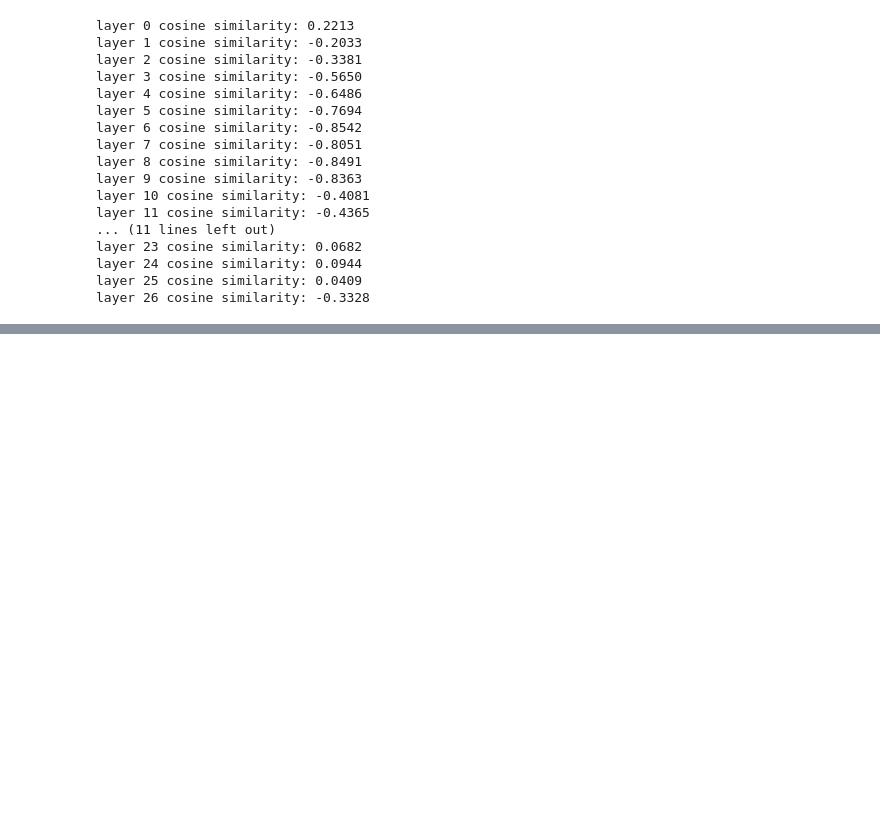
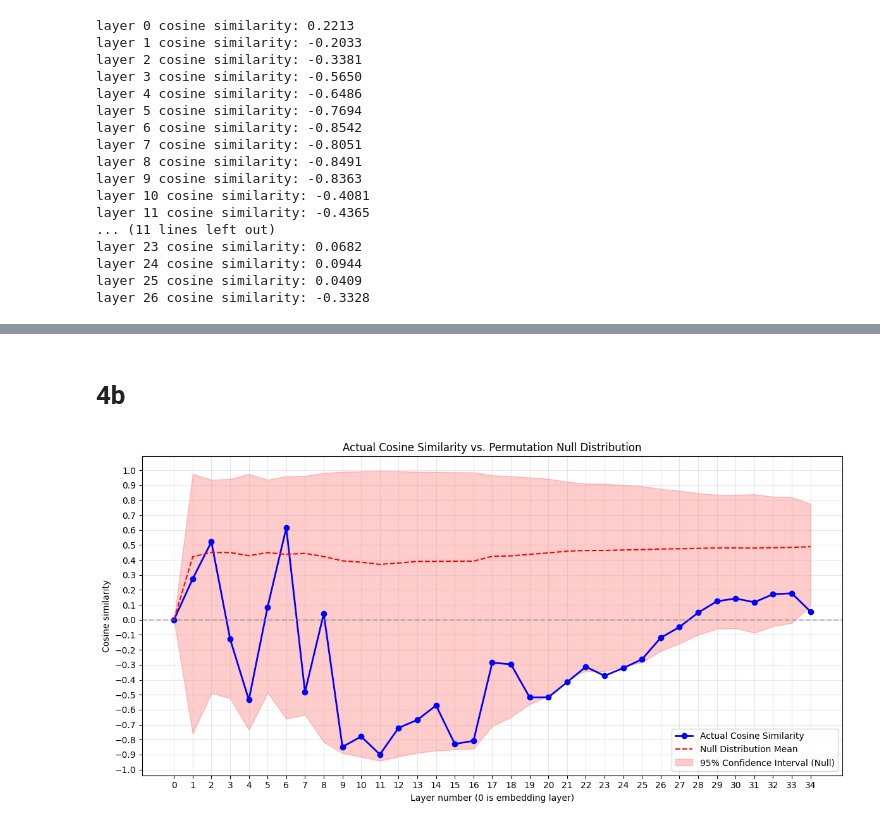
Before and after one commit to khalidraisi/safety-utility-disentanglement, a Jupyter notebook: code/dom/dom_gemma3_1b.ipynb, the cells around one changed output, grey strips where cells are left out. Cells and saved outputs as stored; diff of their text form; code cells hidden in the pictures; blank space fills up the shorter version.

```diff
--- a/code/dom/dom_gemma3_1b.ipynb
+++ b/code/dom/dom_gemma3_1b.ipynb
@@ -127,0 +213,19 @@ layer 26 cosine similarity: -0.3328
+# %% [markdown]
+# 4b
+# %%
+cos_sims = dom.dom_cosine_similarities(
+    base=harmless,
+    group_a=harmful,
+    group_b=utility,
+)
+
+mean_null, lower, upper = dom.dom_permutation_test(
+    base=harmless,
+    group_a=harmful,
+    group_b=utility,
+    n_iterations=5000,
+)
+
+dom.dom_plot(cos_sims, mean_null, lower, upper)
+# %% [output]
+[figure, added]
```
Also changed, not shown: parts of 9 cells of this notebook, 34 other files.
